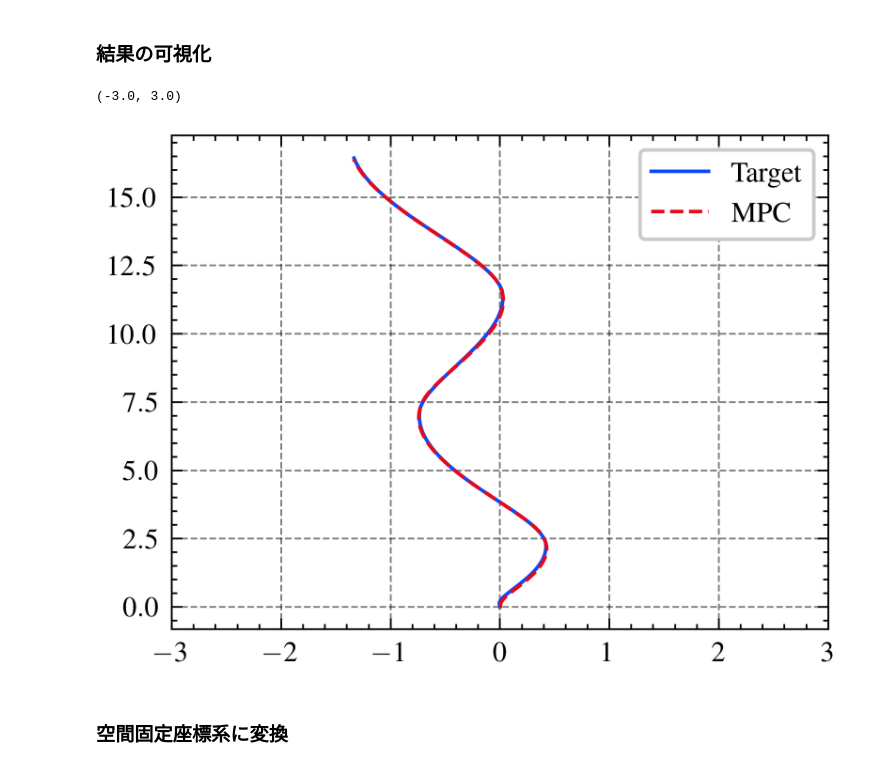
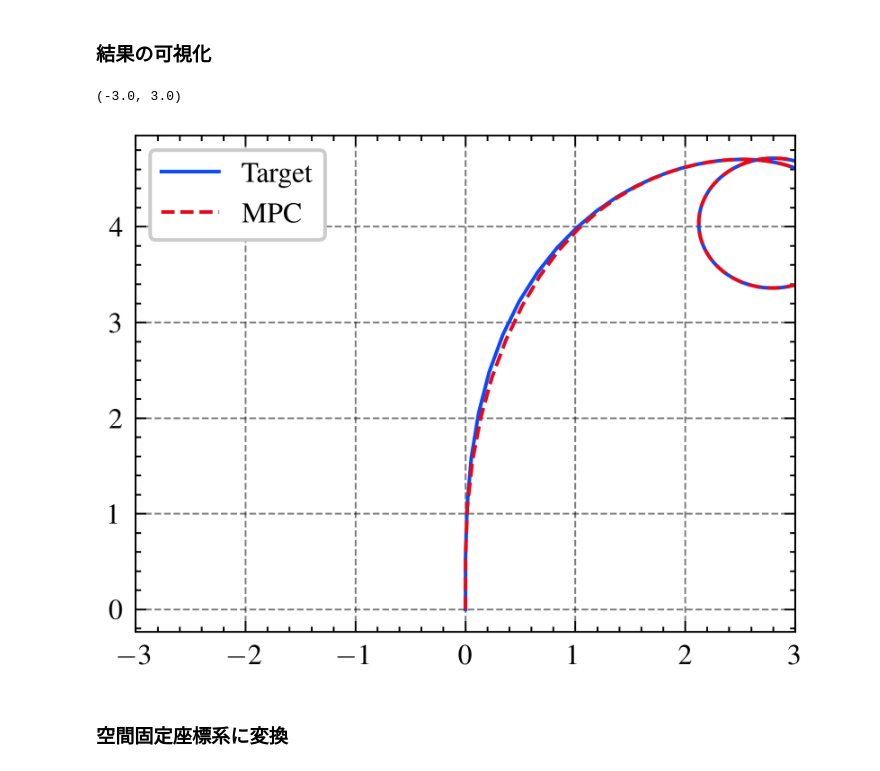
Before and after one commit to Haruki-Yama/MPC-EF-python-casadi, a Jupyter notebook: shipmmg_casadi_mpc.ipynb, the cells around one changed output. Drawn from its saved outputs; the diff is of its cells as text; code cells hidden in the pictures.

```diff
--- a/shipmmg_casadi_mpc.ipynb
+++ b/shipmmg_casadi_mpc.ipynb
@@ -140,8 +140,8 @@ def T_P(u,v,r,n_p):
 # %%
 # 目標軌道の設定
 # obs = pd.read_csv('observation/suzaku_obs.csv')
-# obs = pd.read_csv('observation/suzaku_0ef_20deg 2.csv')
-obs = pd.read_csv('observation/suzaku_z_obs.csv')
+obs = pd.read_csv('observation/suzaku_0ef_20deg 2.csv')
+# obs = pd.read_csv('observation/suzaku_z_obs.csv')
 obs
 # %% [output]
 |  | Unnamed: 0 | time_list | u | v | r | x | y | psi | δ | npm | ... |
@@ -166,21 +166,21 @@ plt.xlim(-3,3)
 # %%
 # 評価関数の重み
-Q = casadi.diag([10,10,10,10]) # 状態変数の重み
-Q_f = casadi.diag([10,10,10,10])
-R = casadi.diag([1,1,0.1]) # 制御入力の重み
+Q = casadi.diag([10000,10000,10000,10000]) # 状態変数の重み
+Q_f = casadi.diag([10000,10000,10000,10000])
+R = casadi.diag([10,10,1]) # 制御入力の重み
 
 # ホライゾン
-K = 50
+K = 30
 T = 130
 dt = 1
 
 # 制約条件
-x_lb = [-np.inf, -np.inf, -np.inf, -np.inf, -np.inf, -np.inf, -np.inf, -np.inf]
-x_ub = [np.inf, np.inf, np.inf, np.inf, np.inf, np.inf, np.inf, np.inf]
+x_lb = [-np.inf, -np.inf, -np.inf, -np.inf, -np.inf, -np.inf, -np.inf, -np.inf, -np.inf, -np.inf, -np.inf]
+x_ub = [np.inf, np.inf, np.inf, np.inf, np.inf, np.inf, np.inf, np.inf, np.inf, np.inf, np.inf]
 u_lb = [-10, -10, -10]
 u_ub = [10, 10, 10]
 
-nx = 8 # 状態変数の次元
+nx = 11 # 状態変数の次元
 nu = 3 # 制御入力の次元
 
 # 目標値
@@ -207,6 +207,9 @@ def make_f(start=None,end=None,k=None,t=None):
     x_stern = states[5]
     y_stern = states[6]
     psi = states[7]
+    X_F_m = states[8]
+    Y_F_m = states[9]
+    N_F_m = states[10]
 
     if t is not None:
         δ = obs['δ'][t]
@@ -229,8 +232,11 @@ def make_f(start=None,end=None,k=None,t=None):
     x_stern_dot = u*casadi.cos(psi)-v*casadi.sin(psi)+0.5*L_pp*r*casadi.sin(psi)
     y_stern_dot = u*casadi.sin(psi)+v*casadi.cos(psi)-0.5*L_pp*r*casadi.cos(psi)
     psi_dot = r
+    X_F_m_dot = X_F - X_F_m
+    Y_F_m_dot = Y_F - Y_F_m
+    N_F_m_dot = N_F - N_F_m
 
-    states_dot = casadi.vertcat(u_dot, v_dot, r_dot, x_bow_dot, y_bow_dot, x_stern_dot, y_stern_dot, psi_dot)
+    states_dot = casadi.vertcat(u_dot, v_dot, r_dot, x_bow_dot, y_bow_dot, x_stern_dot, y_stern_dot, psi_dot, X_F_m_dot, Y_F_m_dot, N_F_m_dot)
 
     f = casadi.Function('f',[states,ctrls],[states_dot],
                         ['x','u'],['x_dot'])
@@ -352,9 +358,9 @@ t_span = [0,130]
 t_eval = np.arange(*t_span,dt)
 # 初期値設定
 if obs['u'][0]==obs['v'][0]==obs['r'][0]==0:
-    x_init = casadi.DM([0.001,0.001,0.001,obs['x_bow'][0], obs['y_bow'][0], obs['x_stern'][0], obs['y_stern'][0],obs['psi'][0]])
+    x_init = casadi.DM([0.001,0.001,0.001,obs['x_bow'][0], obs['y_bow'][0], obs['x_stern'][0], obs['y_stern'][0],obs['psi'][0], 0, 0, 0])
 else:
-    x_init = casadi.DM([obs['u'][0],obs['v'][0],obs['r'][0],obs['x_bow'][0], obs['y_bow'][0], obs['x_stern'][0], obs['y_stern'][0],obs['psi'][0]])
+    x_init = casadi.DM([obs['u'][0],obs['v'][0],obs['r'][0],obs['x_bow'][0], obs['y_bow'][0], obs['x_stern'][0], obs['y_stern'][0],obs['psi'][0], 0, 0, 0])
 x0 = casadi.vertcat(x_init,casadi.DM.ones(nx*K),casadi.DM([0,0,0]),casadi.DM.ones(nu*(K-1)))
 # x0 = casadi.vertcat(x_init,casadi.DM.ones(nx*K),casadi.DM.ones(nu*K))
 
@@ -388,16 +394,16 @@ This program contains Ipopt, a library for large-scale nonlinear optimization.
 ### 結果の可視化
 # %%
 u_ref, v_ref, r_ref, x_bow_ref, y_bow_ref, x_stern_ref, y_stern_ref, psi_ref = obs[['u', 'v', 'r', 'x_bow', 'y_bow', 'x_stern', 'y_stern', 'psi']][0:int(T/dt)].values.T
-u, v, r, x_bow, y_bow, x_stern, y_stern, psi = X.T
+u, v, r, x_bow, y_bow, x_stern, y_stern, psi, X_F_Body, Y_F_Body, N_F_Body  = X.T
 X_F, Y_F, N_F = U.T
 plt.plot(((y_bow_ref+y_stern_ref)/2)/L_pp, ((x_bow_ref+x_stern_ref)/2)/L_pp, label='Target')
 plt.plot(((y_bow+y_stern)/2)/L_pp, ((x_bow+x_stern)/2)/L_pp, label='MPC')
 plt.legend()
 plt.xlim(-3,3)
 # plt.plot(obs20['y'], obs20['x'], c='darkorange',linestyle='dashed')
 # %% [output]
 (-3.0, 3.0)
-[figure, old version]
+[figure, new version]
 # %% [markdown]
 ### 空間固定座標系に変換
 # %%
```
Also changed, not shown: parts of 7 cells of this notebook, 12 other files.
